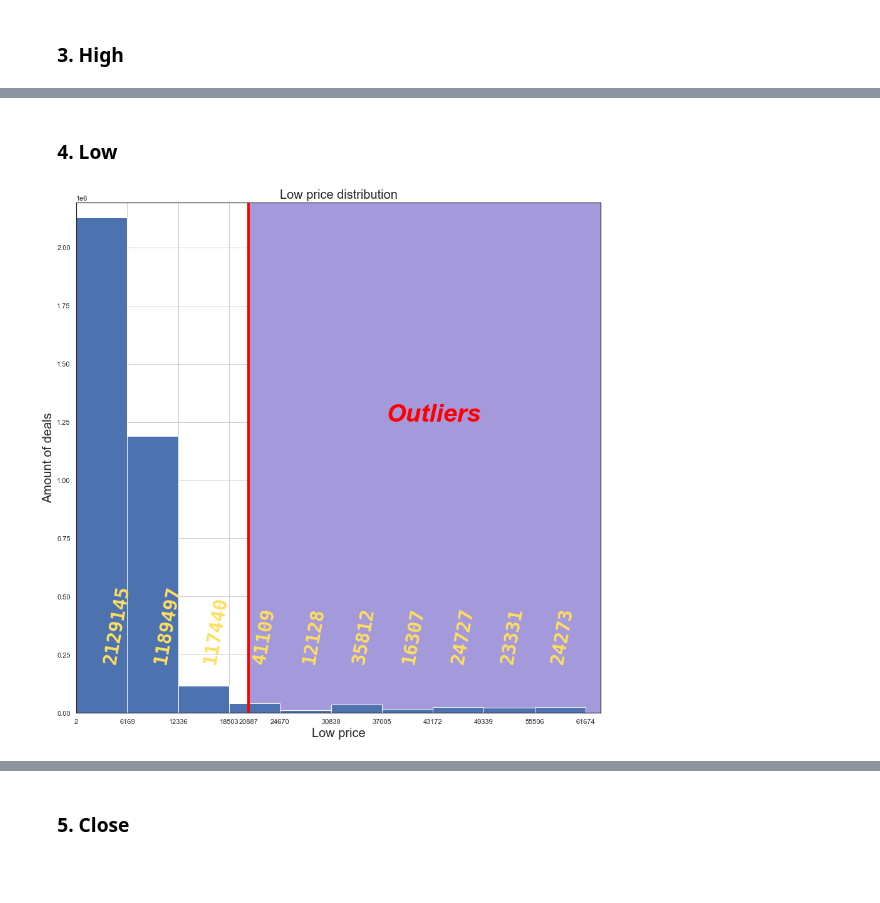
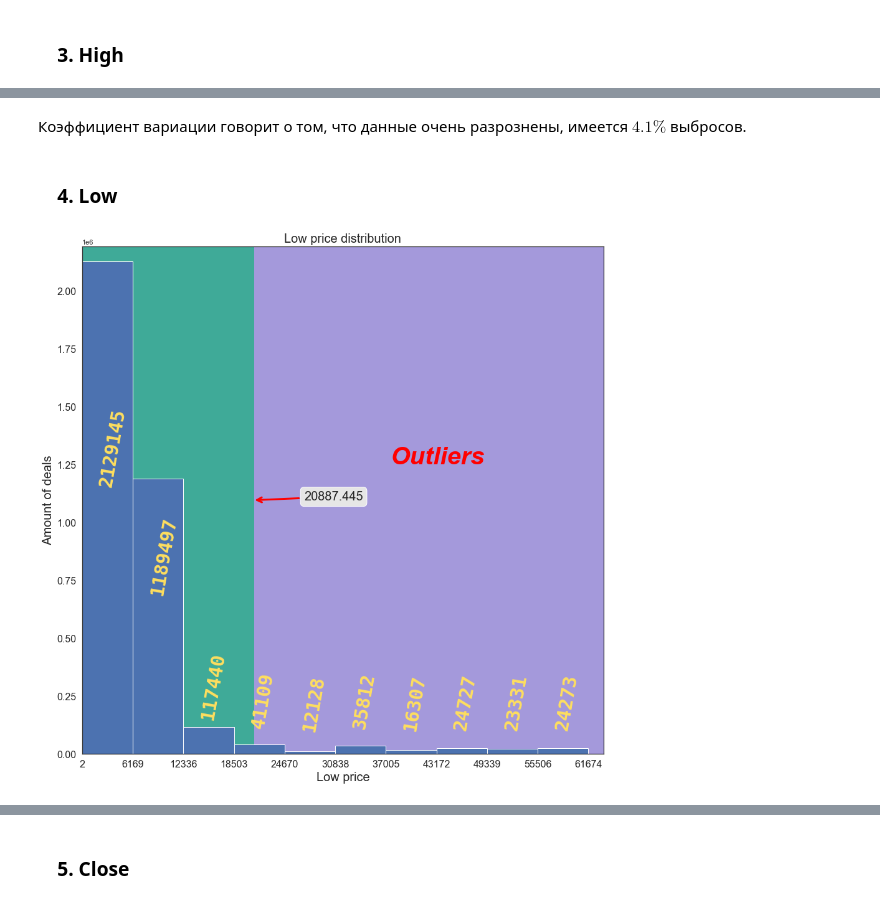
Before and after one commit to Xofrio/MachineLearning, a Jupyter notebook: Lab1/Lab1, 9893, Белов А. А..ipynb, the cells around one changed output, grey strips where cells are left out. Drawn from its saved outputs; the diff is of its cells as text; code cells hidden in the pictures; blank space fills up the shorter version.

```diff
--- a/Lab1/Lab1, 9893, Белов А. А..ipynb
+++ b/Lab1/Lab1, 9893, Белов А. А..ipynb
@@ -75,10 +75,14 @@ import matplotlib.patches as patches
 sns.set(rc={'figure.figsize':(15,15)})
 sns.set_style('white')
 
-thicc = 4
-half_thicc = thicc >> 1
+thicc = 3
+half_thicc = thicc / 2
 outliers_text = {'color':  'red', 'weight': 'bold', 'size': 40, 'style': 'italic'}
 amount_text = {'family': 'monospace', 'color': '#FFDF5F', 'weight': 'bold', 'size': 30}
 font_label = {'fontsize': 20}
+arrow = {'arrowstyle': '->', 'ec': 'red', 'lw': thicc}
+annotation_box = {'boxstyle': 'round', 'fc': '0.9'}
 
 df = pd.read_csv('bitstampUSD_1-min_data_2012-01-01_to_2021-03-31.csv')
+
+df.info(show_counts=True)
@@ -295,50 +350,68 @@ f'Количество значений High без выбросов:\t\t\t\t\t\
+# %% [markdown]
+Коэффициент вариации говорит о том, что данные очень разрознены, имеется <font size=6px>$4.1\%$</font> выбросов.
 # %% [markdown]
 ### &emsp;4. Low
 # %%
-mean_low = df['Low'].mean()
-sd_low = df['Low'].std(ddof=1)
-b_u_low = 2.5 * df['Low'].quantile(0.75) - 1.5 * df['Low'].quantile(0.25)
-min_low = df['Low'].min()
+mean_low = df[df.keys()[3]].mean()
+sd_low = df[df.keys()[3]].std(ddof=1)
+b_u_low = 2.5 * df[df.keys()[3]].quantile(0.75) - 1.5 * df[df.keys()[3]].quantile(0.25)
+min_low = df[df.keys()[3]].min()
 left_border_low = min_low * 0.97
-max_low = df['Low'].max()
+max_low = df[df.keys()[3]].max()
 right_border_low = max_low * 1.03
 interval_low = (max_low - min_low) / 10
-maximum_low = len(df[df['Low'] <= min_low + interval_low])
+maximum_low = len(df[df[df.keys()[3]] <= min_low + interval_low])
 amounts_low = [maximum_low]
 for i in range (1,10):
-    possible_max = len(df[(df['Low'] > min_low + i * interval_low)
-                        & (df['Low'] <= min_low + (i + 1) * interval_low)])
+    possible_max = len(df[(df[df.keys()[3]] > min_low + i * interval_low)
+                        & (df[df.keys()[3]] <= min_low + (i + 1) * interval_low)])
     amounts_low.append(possible_max)
     if maximum_low < possible_max:
         maximum_low = possible_max
 ceil_low = maximum_low * 1.03
-amount_low = len(df['Low'])
-amount_na_low = df['Low'].isna().sum()
-amount_filled_low = len(df['Low']) - amount_na_low
-outliers_amount_low = len(df[df['Low'] > b_u_low])
+amount_low = len(df[df.keys()[3]])
+amount_na_low = df[df.keys()[3]].isna().sum()
+amount_filled_low = len(df[df.keys()[3]]) - amount_na_low
+outliers_amount_low = len(df[df[df.keys()[3]] > b_u_low])
 outliers_percent_low = outliers_amount_low * 100 / amount_filled_low
-non_outliers_amount_low = len(df[df['Low'] <= b_u_low])
+non_outliers_amount_low = len(df[df[df.keys()[3]] <= b_u_low])
 c_v_low = sd_low / mean_low
 
 plt.axis([left_border_low, right_border_low, 0, ceil_low])
-plt.xticks([min_low, interval_low + min_low, 2 * interval_low + min_low,
-            3 * interval_low + min_low, b_u_low, 4 * interval_low + min_low,
-            5 * interval_low + min_low, 6 * interval_low + min_low,
-            7 * interval_low + min_low, 8 * interval_low + min_low,
-            9 * interval_low + min_low, 10 * interval_low + min_low])
-plt.xlabel('Low price', font_label)
+ticks_low = [min_low]
+for i in range (1, 11):
+    ticks_low.append(i * interval_low + min_low)
+plt.xticks(fontsize=16)
+plt.yticks(fontsize=16)
+plt.xticks(ticks_low)
+plt.xlabel(df.keys()[3] + ' price', font_label)
 plt.ylabel('Amount of deals', font_label)
-plt.title('Low price distribution', font_label)
-plt.plot([b_u_low - half_thicc, b_u_low - half_thicc], [0, ceil_low], lw=thicc, color="red")
-plt.gca().add_patch(patches.Rectangle((b_u_low, 0), right_border_low - b_u_low, ceil_low, color="#A499DB"))
-plt.gca().text((right_border_low + b_u_low) / 2.25, ceil_low / 1.75, 'Outliers', outliers_text)
+plt.title(df.keys()[3] + ' price distribution', font_label)
+plt.gca().add_patch(patches.Rectangle((b_u_low, 0),
+                                      right_border_low - b_u_low,
+                                      ceil_low,
+                                      color="#A499DB"))
+plt.gca().add_patch(patches.Rectangle((0, 0), b_u_low, ceil_low, color='#3FAA98'))
+plt.annotate(b_u_low,
+             xy=(b_u_low, ceil_low / 2),
+             xytext=(b_u_low + interval_low, ceil_low / 2),
+             fontsize=20,
+             arrowprops=arrow,
+             bbox=annotation_box)
+plt.gca().text((right_border_low + b_u_low) / 2.25,
+               ceil_low / 1.75,
+               'Outliers',
+               outliers_text)
 for i in range (0, 10):
-        plt.gca().text((2 * min_low + (2 * i + 1) * interval_low) / 2.05,
-                       ceil_low / 10, amounts_low[i], amount_text, rotation=80)
+        plt.gca().text((i + 0.3) * interval_low,
+                       amounts_low[i] / 2 + 10 ** 5,
+                       amounts_low[i],
+                       amount_text,
+                       rotation=80)
 plt.grid(True)
-plt.hist(df['Low']);
+plt.hist(df[df.keys()[3]]);
 # %% [output]
-[figure, old version]
+[figure, new version]
 # %%
 print(f'Среднее значение Low:\t\t\t\t\t\t\t\t\t{mean_low}\n'
 f'Среднеквадратическое отклонение Low:\t\t\t\t\t\t\t{sd_low}\n'
```
Also changed, not shown: parts of 28 cells of this notebook.
